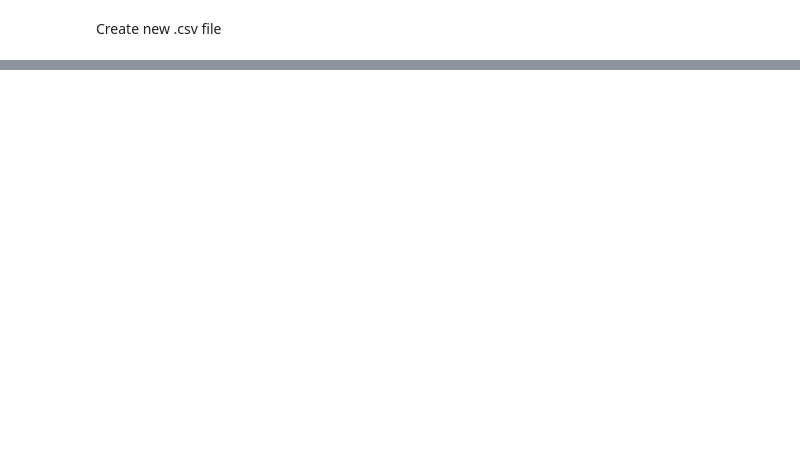
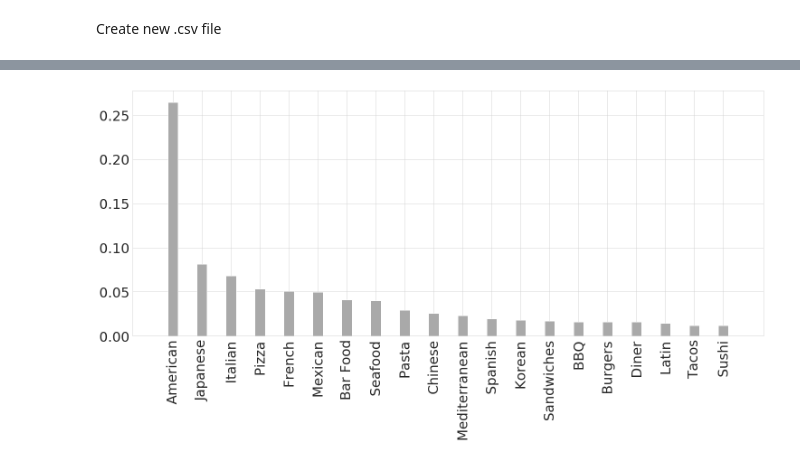
Before and after one commit to EdithIyer/CapstoneEdith, a Jupyter notebook: EDA.ipynb, the cells around one changed output, grey strips where cells are left out. Saved outputs shown, nothing was run; the diff lists cells and outputs as text; code cells hidden in the pictures; blank space fills up the shorter version.

```diff
--- a/EDA.ipynb
+++ b/EDA.ipynb
@@ -144,0 +452,14 @@ df.head()
+# %%
+
+
+sns.set_style('whitegrid')
+fig, ax = plt.subplots(figsize = (25, 10))
+plt.bar(df['cuisine'].value_counts(normalize = True).head(20).index, df['cuisine'].value_counts(normalize = True).head(20).values, color = 'darkgrey')
+change_width(ax, .35)
+plt.xticks(fontsize = 30, rotation = 90)
+plt.yticks(fontsize = 30)
+plt.xlabel('')
+plt.ylabel('');
+#plt.show()
+# %% [output]
+[figure, added]
```
Also changed, not shown: parts of 101 cells of this notebook, 22 other files.
